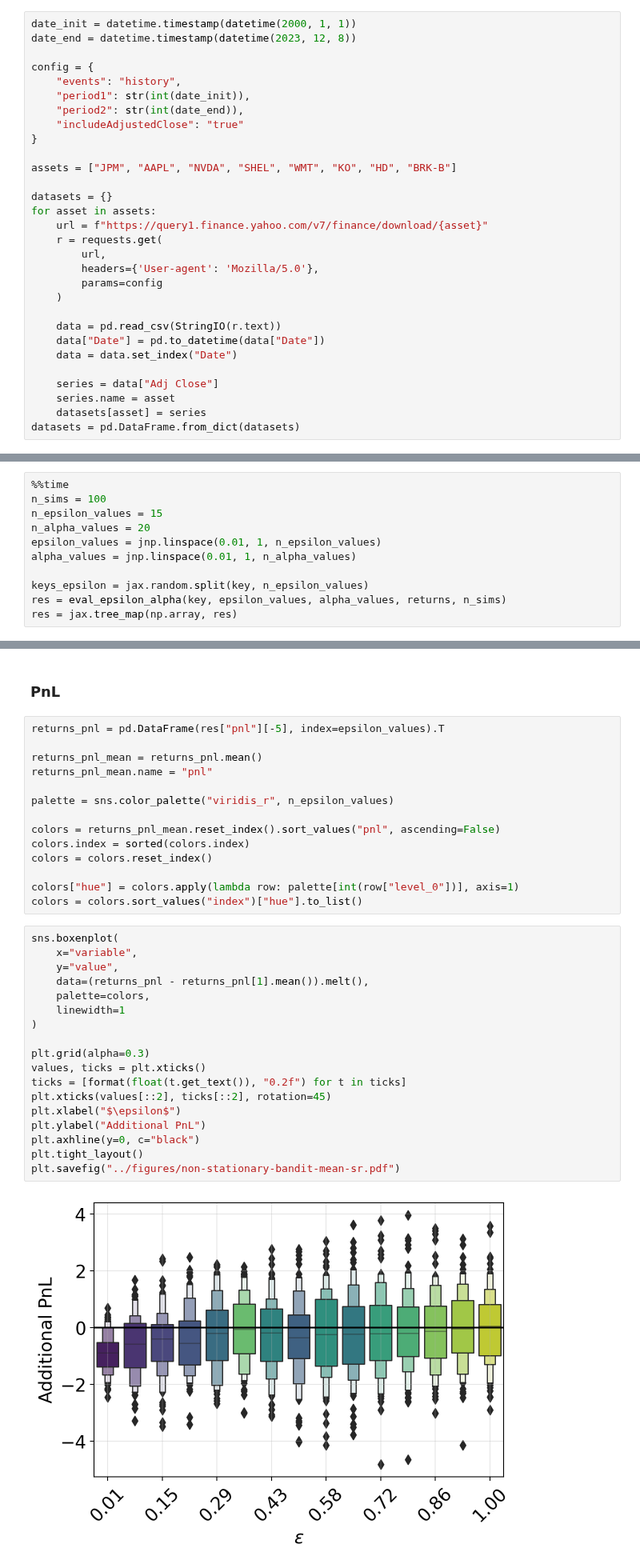
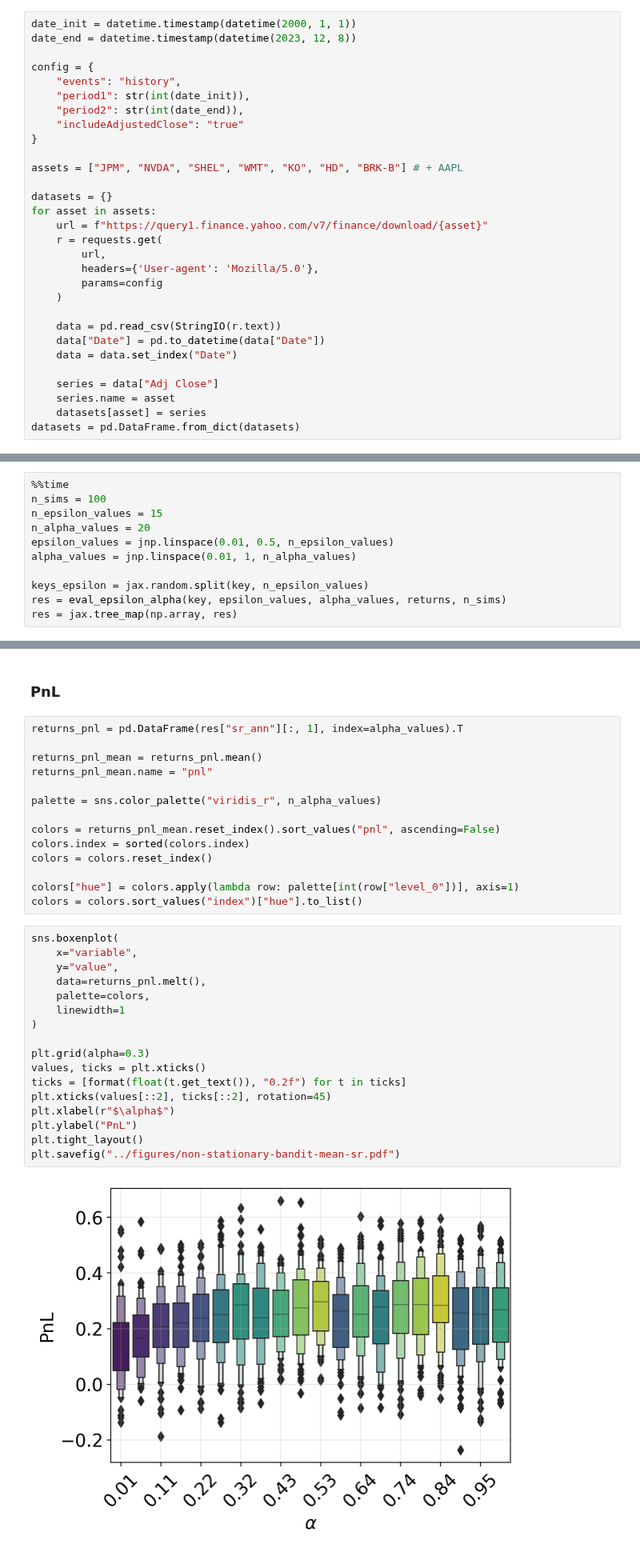
Before and after one commit to sapienzaio/online-ml-finance, a Jupyter notebook: 06-reinforcement-learning/epsilon-greedy-strategy.ipynb, the cells around one changed output, grey strips where cells are left out. Shown at 80% size. Saved outputs shown, nothing was run; the diff lists cells and outputs as text.

```diff
--- a/06-reinforcement-learning/epsilon-greedy-strategy.ipynb
+++ b/06-reinforcement-learning/epsilon-greedy-strategy.ipynb
@@ -61,7 +63,7 @@ config = {
     "includeAdjustedClose": "true"
 }
 
-assets = ["JPM", "AAPL", "NVDA", "SHEL", "WMT", "KO", "HD", "BRK-B"]
+assets = ["JPM", "NVDA", "SHEL", "WMT", "KO", "HD", "BRK-B"] # + AAPL
 
 datasets = {}
 for asset in assets:
@@ -267,7 +265,7 @@ def eval_epsilon_alpha(key, epsilon, alpha, data, n_sims):
 n_sims = 100
 n_epsilon_values = 15
 n_alpha_values = 20
-epsilon_values = jnp.linspace(0.01, 1, n_epsilon_values)
+epsilon_values = jnp.linspace(0.01, 0.5, n_epsilon_values)
 alpha_values = jnp.linspace(0.01, 1, n_alpha_values)
 
 keys_epsilon = jax.random.split(key, n_epsilon_values)
@@ -295,12 +293,12 @@ plt.tight_layout()
 # %% [markdown]
 ### PnL
 # %%
-returns_pnl = pd.DataFrame(res["pnl"][-5], index=epsilon_values).T
+returns_pnl = pd.DataFrame(res["sr_ann"][:, 1], index=alpha_values).T
 
 returns_pnl_mean = returns_pnl.mean()
 returns_pnl_mean.name = "pnl"
 
-palette = sns.color_palette("viridis_r", n_epsilon_values)
+palette = sns.color_palette("viridis_r", n_alpha_values)
 
 colors = returns_pnl_mean.reset_index().sort_values("pnl", ascending=False)
 colors.index = sorted(colors.index)
@@ -311,23 +309,22 @@ colors = colors.sort_values("index")["hue"].to_list()
 # %%
 sns.boxenplot(
     x="variable",
     y="value",
-    data=(returns_pnl - returns_pnl[1].mean()).melt(),
+    data=returns_pnl.melt(),
     palette=colors,
     linewidth=1
 )
 
 plt.grid(alpha=0.3)
 values, ticks = plt.xticks()
 ticks = [format(float(t.get_text()), "0.2f") for t in ticks]
 plt.xticks(values[::2], ticks[::2], rotation=45)
-plt.xlabel("$\epsilon$")
-plt.ylabel("Additional PnL")
-plt.axhline(y=0, c="black")
+plt.xlabel(r"$\alpha$")
+plt.ylabel("PnL")
 plt.tight_layout()
 plt.savefig("../figures/non-stationary-bandit-mean-sr.pdf")
 # %% [output]
-[figure, old version]
+[figure, new version]
 # %% [markdown]
 # Tabular Contextual bandits
 # %%
```
Also changed, not shown: parts of 30 cells of this notebook.
